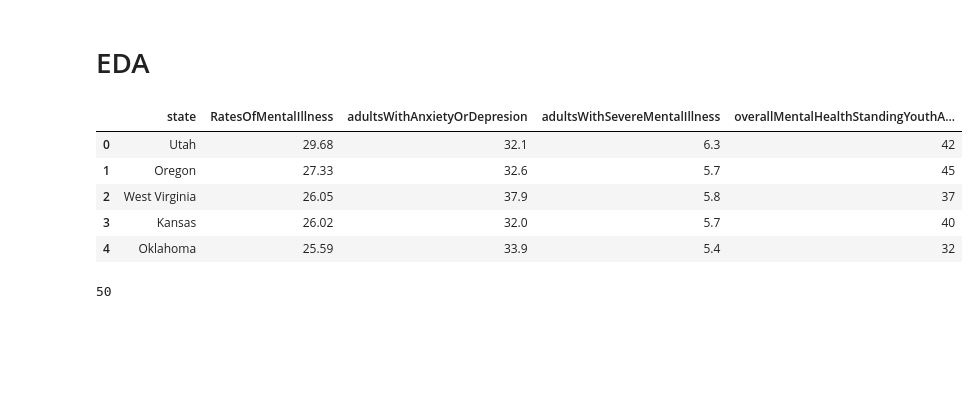
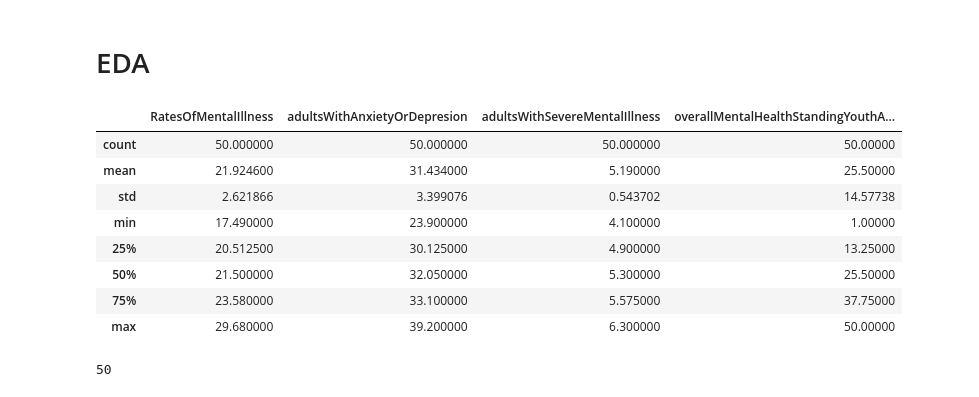
Before and after one commit to benoitchamot/Shootings, a Jupyter notebook: Datasets/EDA.ipynb, the cells around one changed output. Cells and saved outputs as stored; diff of their text form; code cells hidden in the pictures; blank space fills up the shorter version.

```diff
--- a/Datasets/EDA.ipynb
+++ b/Datasets/EDA.ipynb
@@ -11,14 +11,17 @@ warnings.simplefilter(action='ignore')
 csv = Path('../Datasets/raw_data/mental-health-statistics-by-state-[updated-may-2023].csv')
 cases_df = pd.read_csv(csv)
 # %%
-cases_df.head()
+cases_df.describe()
 # %% [output]
-|  | state | RatesOfMentalIllness | adultsWithAnxietyOrDepresion | adultsWithSevereMentalIllness | overallMentalHealthStandingYouthA... |
-| 0 | Utah | 29.68 | 32.1 | 6.3 | 42 |
-| 1 | Oregon | 27.33 | 32.6 | 5.7 | 45 |
-| 2 | West Virginia | 26.05 | 37.9 | 5.8 | 37 |
-| 3 | Kansas | 26.02 | 32.0 | 5.7 | 40 |
-| 4 | Oklahoma | 25.59 | 33.9 | 5.4 | 32 |
+|  | RatesOfMentalIllness | adultsWithAnxietyOrDepresion | adultsWithSevereMentalIllness | overallMentalHealthStandingYouthA... |
+| count | 50.000000 | 50.000000 | 50.000000 | 50.00000 |
+| mean | 21.924600 | 31.434000 | 5.190000 | 25.50000 |
+| std | 2.621866 | 3.399076 | 0.543702 | 14.57738 |
+| min | 17.490000 | 23.900000 | 4.100000 | 1.00000 |
+| 25% | 20.512500 | 30.125000 | 4.900000 | 13.25000 |
+| 50% | 21.500000 | 32.050000 | 5.300000 | 25.50000 |
+| 75% | 23.580000 | 33.100000 | 5.575000 | 37.75000 |
+| max | 29.680000 | 39.200000 | 6.300000 | 50.00000 |
 # %%
 cases_df['state'].nunique()
 # %% [output]
```
Also changed, not shown: parts of 15 cells of this notebook, 1 other file.
